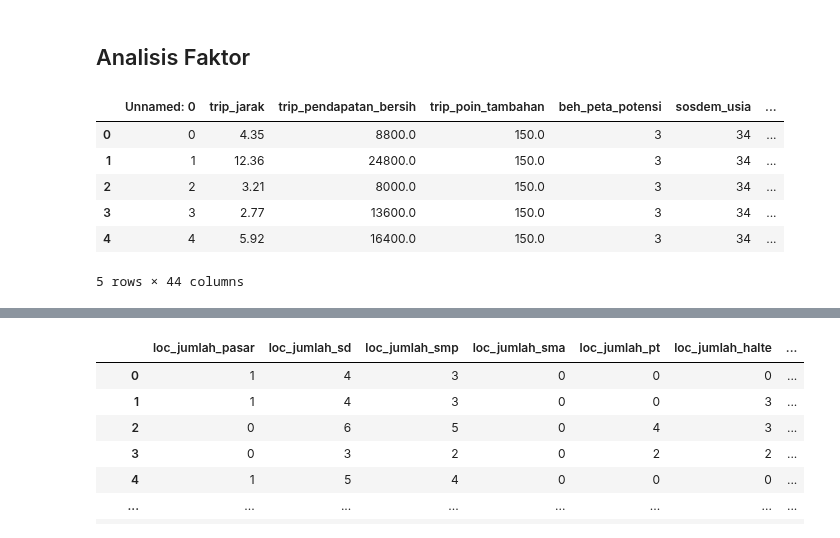
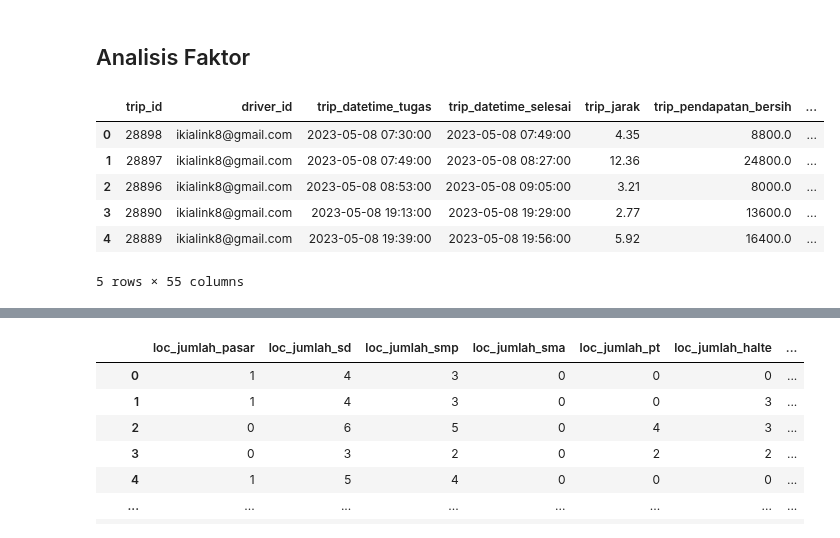
Before and after one commit to azwanazamuddin/location-choice-model, a Jupyter notebook: notebooks/pca_features.ipynb, the cells around one changed output, grey strips where cells are left out. Cells and saved outputs as stored; diff of their text form; code cells hidden in the pictures.

```diff
--- a/notebooks/pca_features.ipynb
+++ b/notebooks/pca_features.ipynb
@@ -15,13 +15,13 @@ from factor_analyzer.factor_analyzer import calculate_kmo
 
 from tabulate import tabulate
 # %%
-df = pd.read_csv("../data/pca_data.csv")
+df = pd.read_excel("../data/pca_data.xlsx")
 df.head()
 # %% [output]
-|  | Unnamed: 0 | trip_jarak | trip_pendapatan_bersih | trip_poin_tambahan | beh_peta_potensi | sosdem_usia | ... |
-| 0 | 0 | 4.35 | 8800.0 | 150.0 | 3 | 34 | ... |
-| 1 | 1 | 12.36 | 24800.0 | 150.0 | 3 | 34 | ... |
-| 2 | 2 | 3.21 | 8000.0 | 150.0 | 3 | 34 | ... |
-| 3 | 3 | 2.77 | 13600.0 | 150.0 | 3 | 34 | ... |
-| 4 | 4 | 5.92 | 16400.0 | 150.0 | 3 | 34 | ... |
+|  | trip_id | driver_id | trip_datetime_tugas | trip_datetime_selesai | trip_jarak | trip_pendapatan_bersih | ... |
+| 0 | 28898 | ikialink8@gmail.com | 2023-05-08 07:30:00 | 2023-05-08 07:49:00 | 4.35 | 8800.0 | ... |
+| 1 | 28897 | ikialink8@gmail.com | 2023-05-08 07:49:00 | 2023-05-08 08:27:00 | 12.36 | 24800.0 | ... |
+| 2 | 28896 | ikialink8@gmail.com | 2023-05-08 08:53:00 | 2023-05-08 09:05:00 | 3.21 | 8000.0 | ... |
+| 3 | 28890 | ikialink8@gmail.com | 2023-05-08 19:13:00 | 2023-05-08 19:29:00 | 2.77 | 13600.0 | ... |
+| 4 | 28889 | ikialink8@gmail.com | 2023-05-08 19:39:00 | 2023-05-08 19:56:00 | 5.92 | 16400.0 | ... |
-5 rows × 44 columns
+5 rows × 55 columns
```
Also changed, not shown: parts of 10 cells of this notebook, 4 other files.
